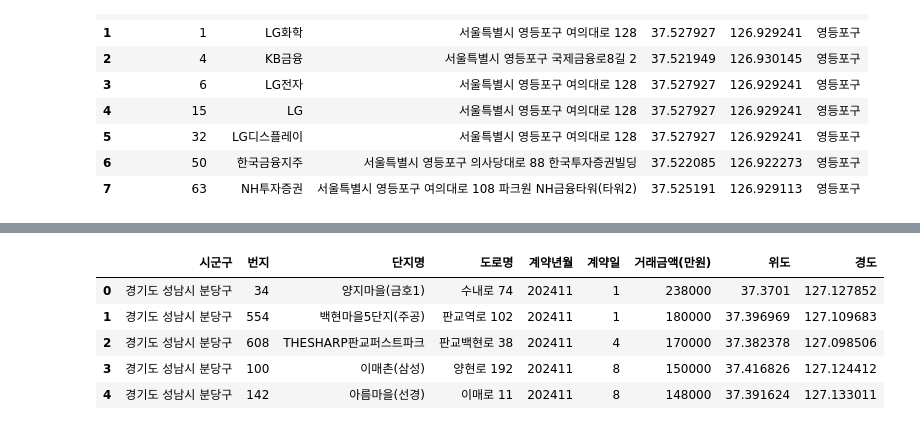
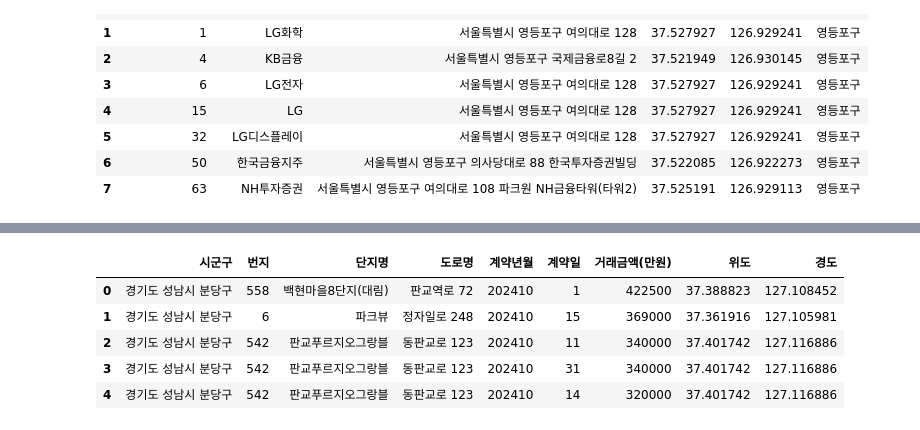
Before and after one commit to SnapishAgent/Ilsan-Investment-Insight, a Jupyter notebook: 교통 접근성/dataset_preprocessing_company_info.ipynb, the cells around one changed output, grey strips where cells are left out. Saved outputs shown, nothing was run; the diff lists cells and outputs as text; code cells hidden in the pictures.

```diff
--- a/교통 접근성/dataset_preprocessing_company_info.ipynb
+++ b/교통 접근성/dataset_preprocessing_company_info.ipynb
@@ -181,12 +175,22 @@ price_origin = pd.read_csv("/Users/shinjh/Desktop/likelion/mid_project/dataset_
 price_list = price_origin.copy()
 price_list = price_list[['시군구','번지','단지명','도로명','계약년월','계약일','거래금액(만원)']]
 # %%
+# 2024-11년 기준
+
+date = 202410
+
 selected_list = price_list[price_list['시군구'].str.contains('분당')]
 selected_list.loc[:,'거래금액(만원)'] = selected_list['거래금액(만원)'].str.replace(',', '').astype(int)
-top5_selected_bundang =  selected_list[selected_list['계약년월']==202411].sort_values(by='거래금액(만원)', ascending=False).reset_index(drop=True)
-top5_selected_bundang = top5_selected_bundang[0:5]
+selected_bundang =  selected_list[selected_list['계약년월']==date].sort_values(by='거래금액(만원)', ascending=False).reset_index(drop=True)
+selected_bundang['시군구'] = selected_bundang['시군구'].str.replace(r'\s+\S*동$', '', regex=True)
 
-# top5_selected_bundang['시군구'] = top5_selected_bundang['시군구'].str.replace(r'\s+\S*동$', '', regex=True)
+selected_list = price_list[price_list['시군구'].str.contains('일산')]
+selected_list.loc[:,'거래금액(만원)'] = selected_list['거래금액(만원)'].str.replace(',', '').astype(int)
+selected_ilsan = selected_list[selected_list['계약년월']==date].sort_values(by='거래금액(만원)', ascending=False).reset_index(drop=True)
+selected_ilsan['시군구'] = selected_ilsan['시군구'].str.replace(r'\s+\S*동$', '', regex=True)
 
-top5_selected_bundang['위도'] = ""
-top5_selected_bundang['경도'] = ""
+selected_bundang['위도'] = ""
+selected_bundang['경도'] = ""
+
+selected_ilsan['위도'] = ""
+selected_ilsan['경도'] = ""
@@ -229,12 +237,12 @@ def get_location_nominatim(address_data):
         return location.latitude, location.longitude  # 위도, 경도 반환
     return None, None
 # %%
-for i in range(0,5):
-    address = f"{top5_selected_bundang['시군구'][i]} {top5_selected_bundang['도로명'][i]}"
+for i in range(len(selected_bundang)):
+    address = f"{selected_bundang['시군구'][i]} {selected_bundang['도로명'][i]}"
     lat, lon = get_location_nominatim(address)
 
-    top5_selected_bundang.loc[i,'위도']= lat
-    top5_selected_bundang.loc[i,'경도']= lon
+    selected_bundang.loc[i,'위도']= lat
+    selected_bundang.loc[i,'경도']= lon
 
     if lat is None or lon is None:
         print(f"Failed : {address}")
@@ -250,10 +270,10 @@ for i in range(0,5):
 # %%
-top5_selected_bundang.head(5)
+selected_bundang.head(5)
 # %% [output]
 |  | 시군구 | 번지 | 단지명 | 도로명 | 계약년월 | 계약일 | 거래금액(만원) | 위도 | 경도 |
-| 0 | 경기도 성남시 분당구 | 34 | 양지마을(금호1) | 수내로 74 | 202411 | 1 | 238000 | 37.3701 | 127.127852 |
-| 1 | 경기도 성남시 분당구 | 554 | 백현마을5단지(주공) | 판교역로 102 | 202411 | 1 | 180000 | 37.396969 | 127.109683 |
-| 2 | 경기도 성남시 분당구 | 608 | THESHARP판교퍼스트파크 | 판교백현로 38 | 202411 | 4 | 170000 | 37.382378 | 127.098506 |
-| 3 | 경기도 성남시 분당구 | 100 | 이매촌(삼성) | 양현로 192 | 202411 | 8 | 150000 | 37.416826 | 127.124412 |
-| 4 | 경기도 성남시 분당구 | 142 | 아름마을(선경) | 이매로 11 | 202411 | 8 | 148000 | 37.391624 | 127.133011 |
+| 0 | 경기도 성남시 분당구 | 558 | 백현마을8단지(대림) | 판교역로 72 | 202410 | 1 | 422500 | 37.388823 | 127.108452 |
+| 1 | 경기도 성남시 분당구 | 6 | 파크뷰 | 정자일로 248 | 202410 | 15 | 369000 | 37.361916 | 127.105981 |
+| 2 | 경기도 성남시 분당구 | 542 | 판교푸르지오그랑블 | 동판교로 123 | 202410 | 11 | 340000 | 37.401742 | 127.116886 |
+| 3 | 경기도 성남시 분당구 | 542 | 판교푸르지오그랑블 | 동판교로 123 | 202410 | 31 | 340000 | 37.401742 | 127.116886 |
+| 4 | 경기도 성남시 분당구 | 542 | 판교푸르지오그랑블 | 동판교로 123 | 202410 | 14 | 320000 | 37.401742 | 127.116886 |
 # %%
```
Also changed, not shown: parts of 54 cells of this notebook.
